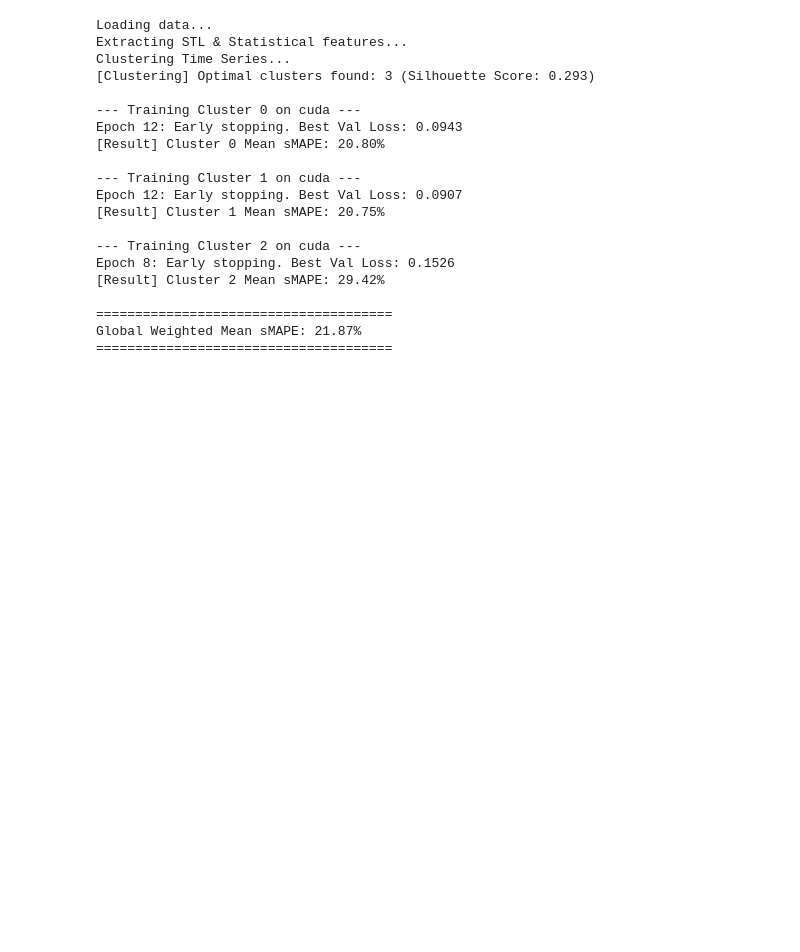
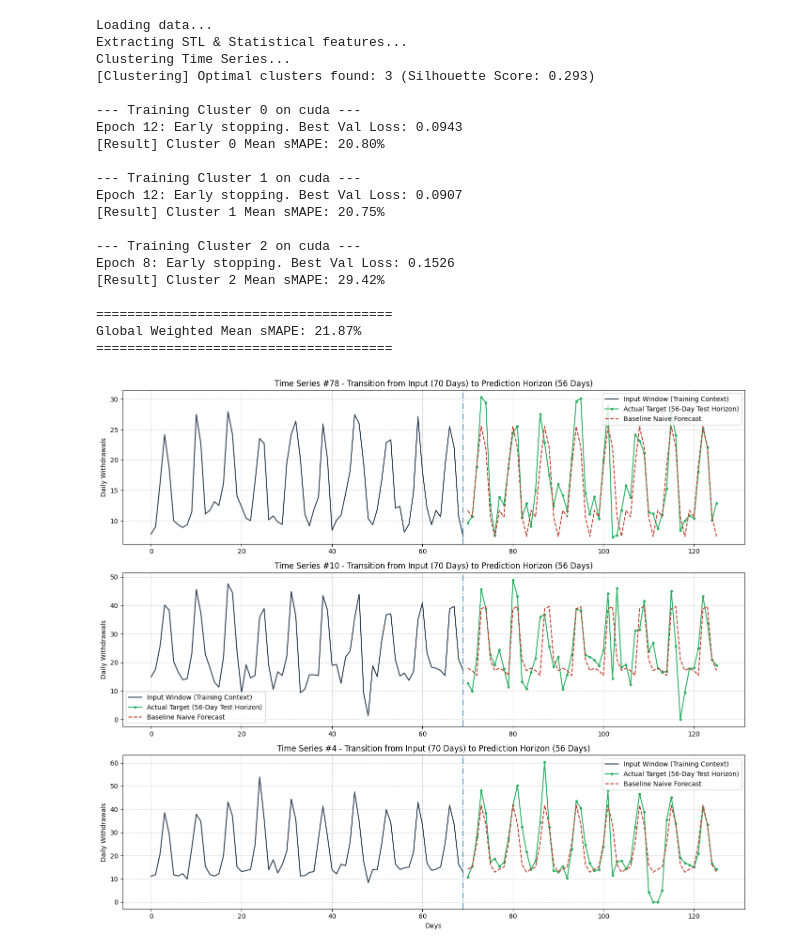
Before and after one commit to AliFazelniya/mlhub, a Jupyter notebook: time_series/nn5/main.ipynb, the cells around one changed output. Saved outputs shown, nothing was run; the diff lists cells and outputs as text; code cells hidden in the pictures; blank space fills up the shorter version.

```diff
--- a/time_series/nn5/main.ipynb
+++ b/time_series/nn5/main.ipynb
@@ -286,3 +288,72 @@ Epoch 8: Early stopping. Best Val Loss: 0.1526
 ======================================
 Global Weighted Mean sMAPE: 21.87%
 ======================================
+# %%
+# Choose 3 random time series to plot the preprocessing and "simulated" predictions
+np.random.seed(42)
+sample_indices = np.random.choice(data.shape[0], 3, replace=False)
+
+INPUT_SIZE = 70
+OUTPUT_SIZE = 56
+FREQ = 7
+
+fig, axes = plt.subplots(3, 1, figsize=(14, 12))
+
+for i, ts_idx in enumerate(sample_indices):
+    ts = data[ts_idx]
+
+    # Process just like the model
+    ts_log = np.log(ts + 1)
+
+    # Needs len > 13 for STL, which we have (791)
+    stl = STL(ts_log, period=FREQ, seasonal=13).fit()
+    trend = stl.trend
+    seasonal = stl.seasonal
+    remainder = stl.resid
+
+    # Ground truth for the last window
+    ts_len = len(ts)
+    max_idx = ts_len - INPUT_SIZE - OUTPUT_SIZE
+
+    # Input window (real)
+    in_window_real = ts[max_idx : max_idx + INPUT_SIZE]
+
+    # Output window (real)
+    out_window_real = ts[max_idx + INPUT_SIZE : max_idx + INPUT_SIZE + OUTPUT_SIZE]
+
+    # X axis for plotting
+    x_in = np.arange(INPUT_SIZE)
+    x_out = np.arange(INPUT_SIZE, INPUT_SIZE + OUTPUT_SIZE)
+
+    ax = axes[i]
+
+    # Plot real input data
+    ax.plot(x_in, in_window_real, label='Input Window (Training Context)', color='#2c3e50', linewidth=1.5)
+
+    # Plot real output data
+    ax.plot(x_out, out_window_real, label='Actual Target (56-Day Test Horizon)', color='#27ae60', marker='.', markersize=6, linestyle='-', linewidth=1.5)
+
+    # Let's create a "Baseline Forecast" (Seasonal Naive) just to show a prediction line
+    # Seasonal Naive: Forecast is the value from exactly 'FREQ' steps ago.
+    naive_forecast = []
+    for step in range(OUTPUT_SIZE):
+        # Taking from the end of the input window
+        hist_idx = INPUT_SIZE - FREQ + (step % FREQ)
+        naive_forecast.append(in_window_real[hist_idx])
+
+    ax.plot(x_out, naive_forecast, label='Baseline Naive Forecast', color='#c0392b', linestyle='--', linewidth=1.5)
+
+    ax.set_title(f'Time Series #{ts_idx} - Transition from Input (70 Days) to Prediction Horizon (56 Days)', fontsize=12)
+    ax.set_ylabel('Daily Withdrawals')
+    if i == 2:
+        ax.set_xlabel('Days')
+    ax.grid(True, linestyle='--', alpha=0.6)
+    ax.legend()
+
+    # Add a vertical line separating input and output
+    ax.axvline(x=INPUT_SIZE - 1, color='#2980b9', linestyle='-.', alpha=0.8, label='Prediction Start')
+
+plt.tight_layout()
+plt.show()
+# %% [output]
+[figure, added]
```
Also changed, not shown: parts of 1 cell of this notebook.
